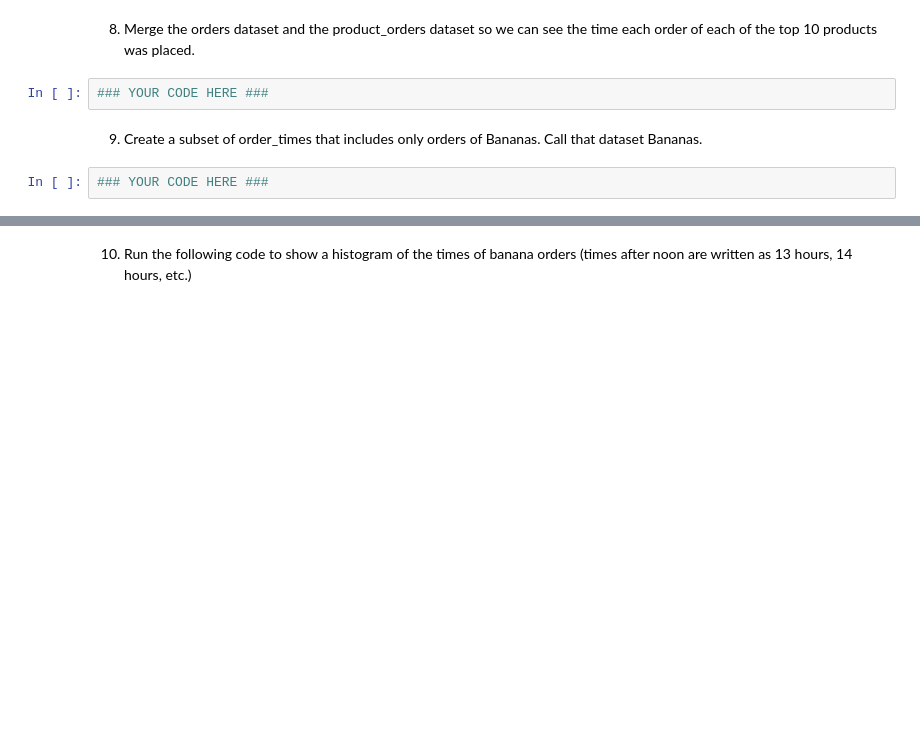
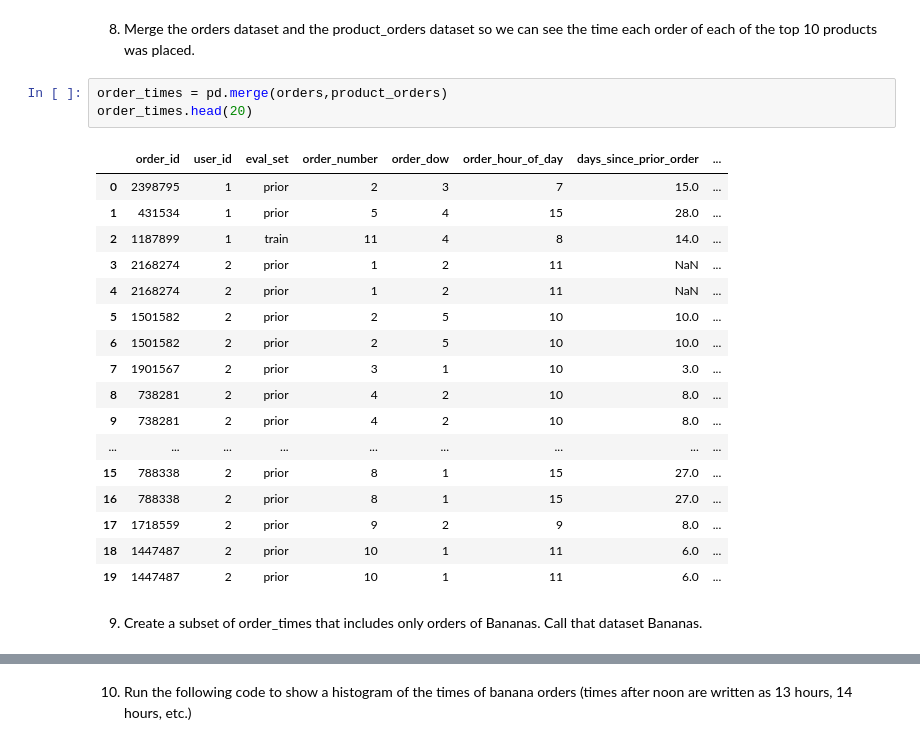
Before and after one commit to mariokart345/DS-Unit-1-Sprint-1-Data-Wrangling-and-Storytelling, a Jupyter notebook: module3-join-and-reshape-data/LS_DS_113_Join_and_Reshape_Data_Assignment.ipynb, the cells around one changed output, grey strips where cells are left out. Drawn from its saved outputs; the diff is of its cells as text; blank space fills up the shorter version.

```diff
--- a/module3-join-and-reshape-data/LS_DS_113_Join_and_Reshape_Data_Assignment.ipynb
+++ b/module3-join-and-reshape-data/LS_DS_113_Join_and_Reshape_Data_Assignment.ipynb
@@ -237,8 +264,25 @@ Calcluate the number of times each product was ordered.  What was the most frequ
 # %% [markdown]
 8) Merge the orders dataset and the product_orders dataset so we can see the time each order of each of the top 10 products was placed.
-# %%
-### YOUR CODE HERE ###
+# %%
+order_times = pd.merge(orders,product_orders)
+order_times.head(20)
+# %% [output]
+|  | order_id | user_id | eval_set | order_number | order_dow | order_hour_of_day | days_since_prior_order | ... |
+| 0 | 2398795 | 1 | prior | 2 | 3 | 7 | 15.0 | ... |
+| 1 | 431534 | 1 | prior | 5 | 4 | 15 | 28.0 | ... |
+| 2 | 1187899 | 1 | train | 11 | 4 | 8 | 14.0 | ... |
+| 3 | 2168274 | 2 | prior | 1 | 2 | 11 | NaN | ... |
+| 4 | 2168274 | 2 | prior | 1 | 2 | 11 | NaN | ... |
+| 5 | 1501582 | 2 | prior | 2 | 5 | 10 | 10.0 | ... |
+| 6 | 1501582 | 2 | prior | 2 | 5 | 10 | 10.0 | ... |
+| 7 | 1901567 | 2 | prior | 3 | 1 | 10 | 3.0 | ... |
+| 8 | 738281 | 2 | prior | 4 | 2 | 10 | 8.0 | ... |
+| 9 | 738281 | 2 | prior | 4 | 2 | 10 | 8.0 | ... |
+| ... | ... | ... | ... | ... | ... | ... | ... | ... |
+| 15 | 788338 | 2 | prior | 8 | 1 | 15 | 27.0 | ... |
+| 16 | 788338 | 2 | prior | 8 | 1 | 15 | 27.0 | ... |
+| 17 | 1718559 | 2 | prior | 9 | 2 | 9 | 8.0 | ... |
+| 18 | 1447487 | 2 | prior | 10 | 1 | 11 | 6.0 | ... |
+| 19 | 1447487 | 2 | prior | 10 | 1 | 11 | 6.0 | ... |
 # %% [markdown]
 9) Create a subset of order_times that includes only orders of Bananas.  Call that dataset Bananas.
-# %%
-### YOUR CODE HERE ###
```
Also changed, not shown: parts of 13 cells of this notebook.
